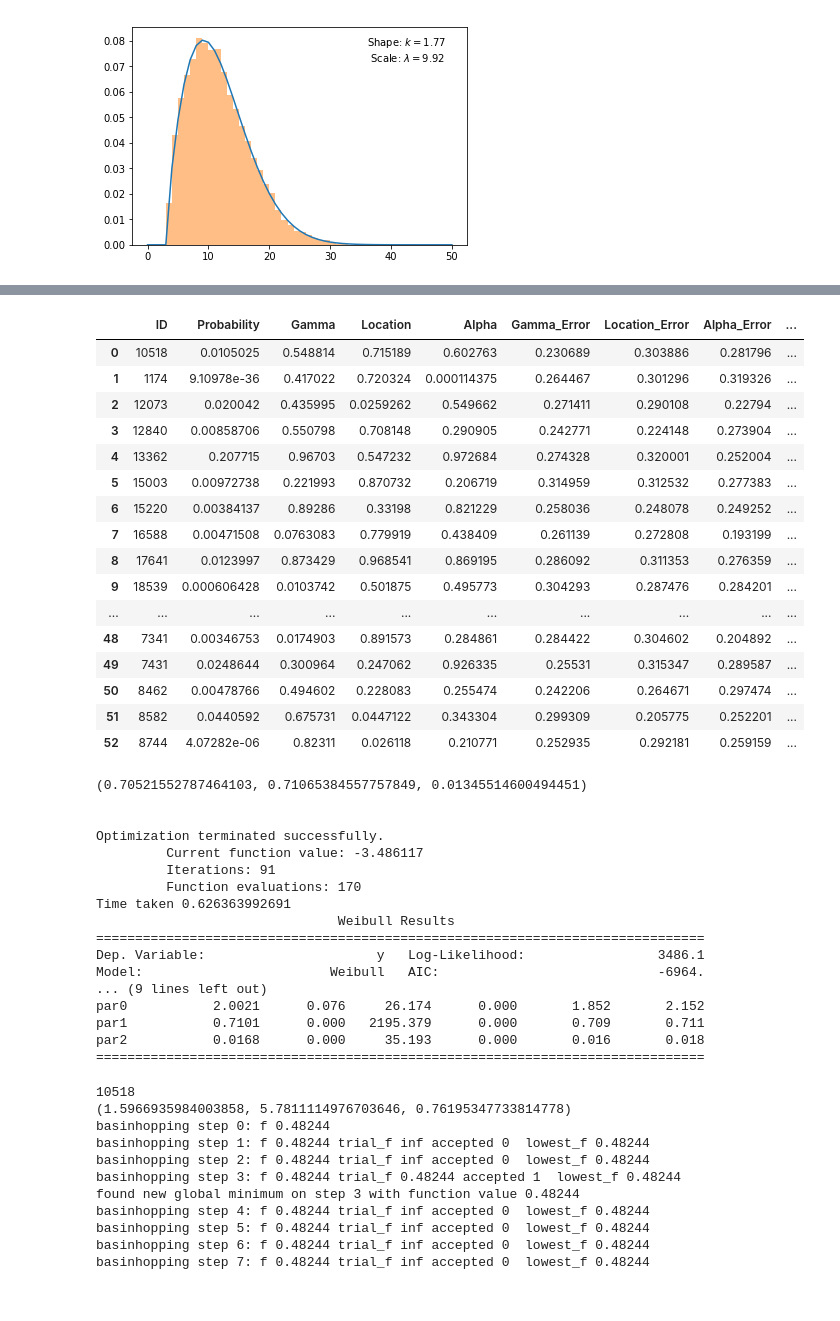
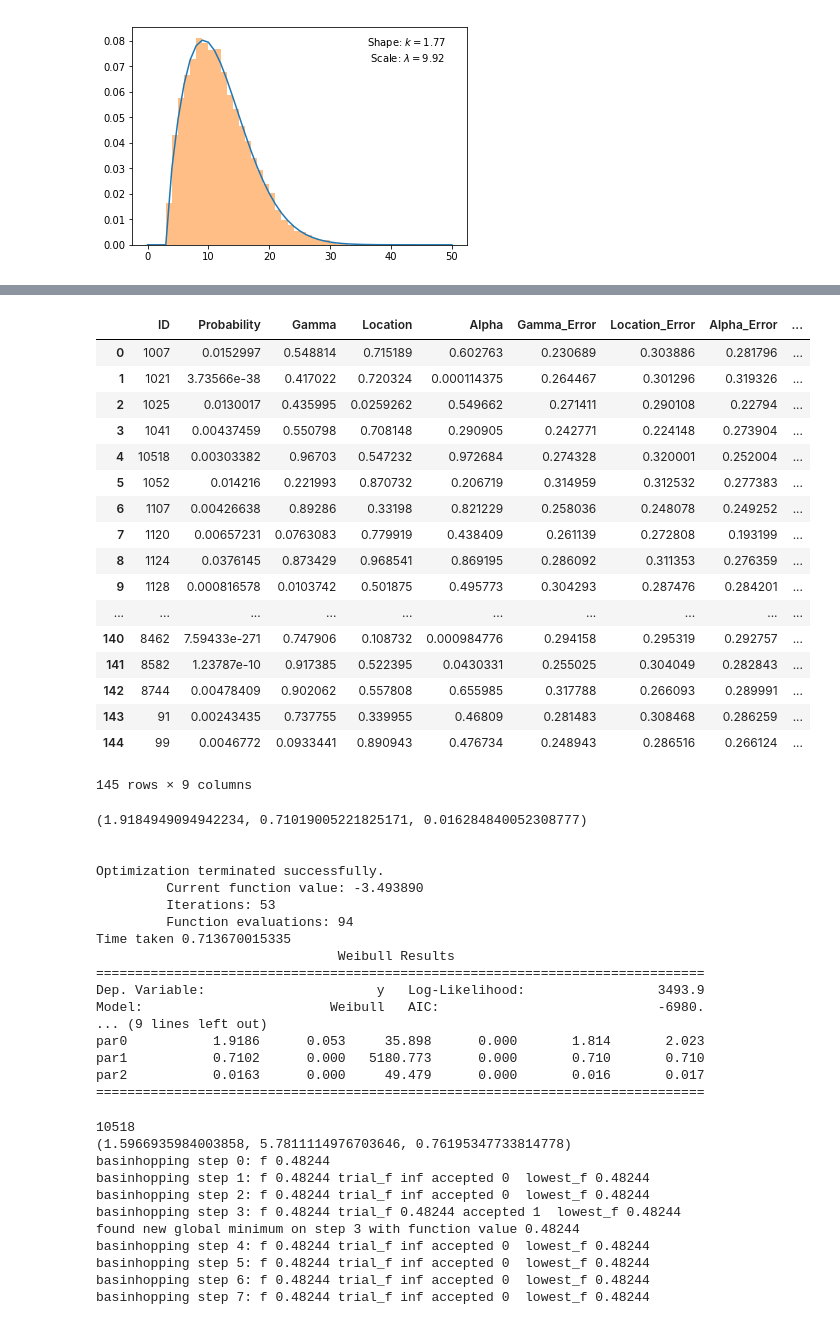
Before and after one commit to dtamayo/MLstability, a Jupyter notebook: Analysis/MCMC_Analysis/Weibull_Distribution_Fit.ipynb, the cells around one changed output, grey strips where cells are left out. Drawn from its saved outputs; the diff is of its cells as text; code cells hidden in the pictures.

```diff
--- a/Analysis/MCMC_Analysis/Weibull_Distribution_Fit.ipynb
+++ b/Analysis/MCMC_Analysis/Weibull_Distribution_Fit.ipynb
@@ -14,7 +14,8 @@ Weibull fitting template.
 '''
 np.random.seed(0)
 
-file_path = "../../../mnt/stability_stuff/stabilitydataset/data/LongTimeScale/"
+#file_path = "../../../mnt/stability_stuff/stabilitydataset/data/LongTimeScale/"
+file_path = "/mnt/scratch-lustre/nhussain/data/distributions/LongScale/"
 planet_systems = np.loadtxt(file_path+"Order.txt", dtype = str)
 print planet_systems
 
@@ -153,7 +153,7 @@ values = np.zeros((planet_systems.shape[0], 4))
 for jj, planet_sys in enumerate(planet_systems[:]):
 
     np.random.seed(jj)
-    data =pd.read_csv("../../../mnt/stability_stuff/stabilitydataset/data/LongTimeScale/"+planet_sys, index_col = 0)
+    data =pd.read_csv(file_path+"/"+planet_sys, index_col = 0)
     data = data[data["t"]<1e8]
     #print data.shape
     data = np.log10(data["t"].values)
@@ -234,20 +247,18 @@ def lnprob(p, vec):
     try:
         #probs =  -0.5 * N * np.log(2. * np.pi) - N * np.log(np.abs(p[1])) - 0.5 \
         #                            * np.sum(( (vec - p[0]) / p[1] ) ** 2)
-
+        S
         #normalize it by the number of samples, similar to how it was done for the gaussian distribution
-        probs = np.log(gamma/alpha) + (gamma -1)/vec.shape[0]* np.nansum(np.log((vec-mu)/alpha)) - np.nansum(((vec-mu)/alpha)**gamma)/vec.shape[0]
+        #expression = (gamma/alpha) * ()
+        #probs = np.log(gamma/alpha) + (gamma -1)/vec.shape[0]* np.nansum(np.log((vec-mu)/alpha)) - np.nansum(((vec-mu)/alpha)**gamma)/vec.shape[0]
+        probs = np.log(gamma/alpha) + (gamma -1) * np.nansum(np.log((vec-mu)/alpha)) - gamma*np.nansum(((vec-mu)/alpha))
         #return probs
-        print "P SHAPE", type(probs)
+        #print "P SHAPE", type(probs)
     except:
         probs = -np.inf
     #print probs
     return probs
 
 
-
-
-
-
 print planet_systems.shape
 # %% [output]
@@ -402,32 +422,33 @@ Running MCMC ... Done at ... 4.20982503891 seconds.
 # %%
+#info
+info.to_csv("../../Figures/MCMCFigures/Weibull_MCMC_Params_145.csv")
 info
-info.to_csv("../Figures/MCMCFigures/Weibull_MCMC_Params.csv")
-info
 # %% [output]
 |  | ID | Probability | Gamma | Location | Alpha | Gamma_Error | Location_Error | Alpha_Error | ... |
-| 0 | 10518 | 0.0105025 | 0.548814 | 0.715189 | 0.602763 | 0.230689 | 0.303886 | 0.281796 | ... |
-| 1 | 1174 | 9.10978e-36 | 0.417022 | 0.720324 | 0.000114375 | 0.264467 | 0.301296 | 0.319326 | ... |
-| 2 | 12073 | 0.020042 | 0.435995 | 0.0259262 | 0.549662 | 0.271411 | 0.290108 | 0.22794 | ... |
-| 3 | 12840 | 0.00858706 | 0.550798 | 0.708148 | 0.290905 | 0.242771 | 0.224148 | 0.273904 | ... |
-| 4 | 13362 | 0.207715 | 0.96703 | 0.547232 | 0.972684 | 0.274328 | 0.320001 | 0.252004 | ... |
-| 5 | 15003 | 0.00972738 | 0.221993 | 0.870732 | 0.206719 | 0.314959 | 0.312532 | 0.277383 | ... |
-| 6 | 15220 | 0.00384137 | 0.89286 | 0.33198 | 0.821229 | 0.258036 | 0.248078 | 0.249252 | ... |
-| 7 | 16588 | 0.00471508 | 0.0763083 | 0.779919 | 0.438409 | 0.261139 | 0.272808 | 0.193199 | ... |
-| 8 | 17641 | 0.0123997 | 0.873429 | 0.968541 | 0.869195 | 0.286092 | 0.311353 | 0.276359 | ... |
-| 9 | 18539 | 0.000606428 | 0.0103742 | 0.501875 | 0.495773 | 0.304293 | 0.287476 | 0.284201 | ... |
+| 0 | 1007 | 0.0152997 | 0.548814 | 0.715189 | 0.602763 | 0.230689 | 0.303886 | 0.281796 | ... |
+| 1 | 1021 | 3.73566e-38 | 0.417022 | 0.720324 | 0.000114375 | 0.264467 | 0.301296 | 0.319326 | ... |
+| 2 | 1025 | 0.0130017 | 0.435995 | 0.0259262 | 0.549662 | 0.271411 | 0.290108 | 0.22794 | ... |
+| 3 | 1041 | 0.00437459 | 0.550798 | 0.708148 | 0.290905 | 0.242771 | 0.224148 | 0.273904 | ... |
+| 4 | 10518 | 0.00303382 | 0.96703 | 0.547232 | 0.972684 | 0.274328 | 0.320001 | 0.252004 | ... |
+| 5 | 1052 | 0.014216 | 0.221993 | 0.870732 | 0.206719 | 0.314959 | 0.312532 | 0.277383 | ... |
+| 6 | 1107 | 0.00426638 | 0.89286 | 0.33198 | 0.821229 | 0.258036 | 0.248078 | 0.249252 | ... |
+| 7 | 1120 | 0.00657231 | 0.0763083 | 0.779919 | 0.438409 | 0.261139 | 0.272808 | 0.193199 | ... |
+| 8 | 1124 | 0.0376145 | 0.873429 | 0.968541 | 0.869195 | 0.286092 | 0.311353 | 0.276359 | ... |
+| 9 | 1128 | 0.000816578 | 0.0103742 | 0.501875 | 0.495773 | 0.304293 | 0.287476 | 0.284201 | ... |
 | ... | ... | ... | ... | ... | ... | ... | ... | ... | ... |
-| 48 | 7341 | 0.00346753 | 0.0174903 | 0.891573 | 0.284861 | 0.284422 | 0.304602 | 0.204892 | ... |
-| 49 | 7431 | 0.0248644 | 0.300964 | 0.247062 | 0.926335 | 0.25531 | 0.315347 | 0.289587 | ... |
-| 50 | 8462 | 0.00478766 | 0.494602 | 0.228083 | 0.255474 | 0.242206 | 0.264671 | 0.297474 | ... |
-| 51 | 8582 | 0.0440592 | 0.675731 | 0.0447122 | 0.343304 | 0.299309 | 0.205775 | 0.252201 | ... |
-| 52 | 8744 | 4.07282e-06 | 0.82311 | 0.026118 | 0.210771 | 0.252935 | 0.292181 | 0.259159 | ... |
+| 140 | 8462 | 7.59433e-271 | 0.747906 | 0.108732 | 0.000984776 | 0.294158 | 0.295319 | 0.292757 | ... |
+| 141 | 8582 | 1.23787e-10 | 0.917385 | 0.522395 | 0.0430331 | 0.255025 | 0.304049 | 0.282843 | ... |
+| 142 | 8744 | 0.00478409 | 0.902062 | 0.557808 | 0.655985 | 0.317788 | 0.266093 | 0.289991 | ... |
+| 143 | 91 | 0.00243435 | 0.737755 | 0.339955 | 0.46809 | 0.281483 | 0.308468 | 0.286259 | ... |
+| 144 | 99 | 0.0046772 | 0.0933441 | 0.890943 | 0.476734 | 0.248943 | 0.286516 | 0.266124 | ... |
+145 rows × 9 columns
 # %%
 import numpy as np
 from statsmodels.base.model import GenericLikelihoodModel
 
 from scipy.stats import gamma, weibull_min, frechet_r
 gamma = 2; loc = 0.71; alpha = 0.0166
-data = weibull_min.rvs(shape, loc=loc, scale=scale, size=1000)
+data = weibull_min.rvs(gamma, loc=loc, scale=alpha, size=1000)
 params = weibull_min.fit(data) # params close to but not the same as (shape, loc, scale)
 # HOW TO ESTIMATE/GET ERRORS FOR EACH PARAM?
 
@@ -450,22 +471,22 @@ res.df_model = len(params)
 res.df_resid = len(data) - len(params)
 print(res.summary())
 # %% [output]
-(0.70521552787464103, 0.71065384557757849, 0.01345514600494451)
+(1.9184949094942234, 0.71019005221825171, 0.016284840052308777)
 
 
 Optimization terminated successfully.
-         Current function value: -3.486117
-         Iterations: 91
-         Function evaluations: 170
-Time taken 0.626363992691
+         Current function value: -3.493890
+         Iterations: 53
+         Function evaluations: 94
+Time taken 0.713670015335
                                Weibull Results
 ==============================================================================
-Dep. Variable:                      y   Log-Likelihood:                 3486.1
-Model:                        Weibull   AIC:                            -6964.
+Dep. Variable:                      y   Log-Likelihood:                 3493.9
+Model:                        Weibull   AIC:                            -6980.
 ... (9 lines left out)
-par0           2.0021      0.076     26.174      0.000       1.852       2.152
-par1           0.7101      0.000   2195.379      0.000       0.709       0.711
-par2           0.0168      0.000     35.193      0.000       0.016       0.018
+par0           1.9186      0.053     35.898      0.000       1.814       2.023
+par1           0.7102      0.000   5180.773      0.000       0.710       0.710
+par2           0.0163      0.000     49.479      0.000       0.016       0.017
 ==============================================================================
 # %%
 #try the fit on data without MCMC first
```
Also changed, not shown: parts of 8 cells of this notebook, 3 other files.
